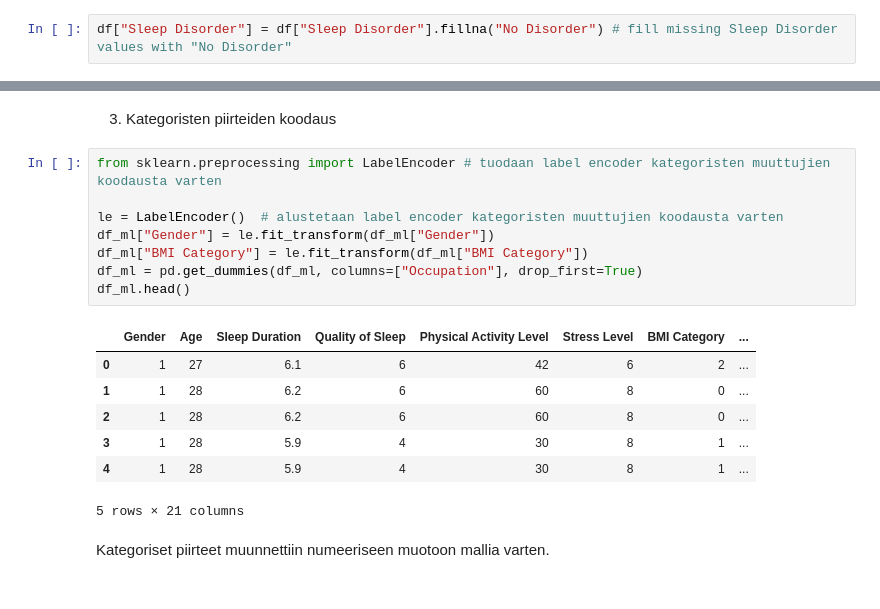
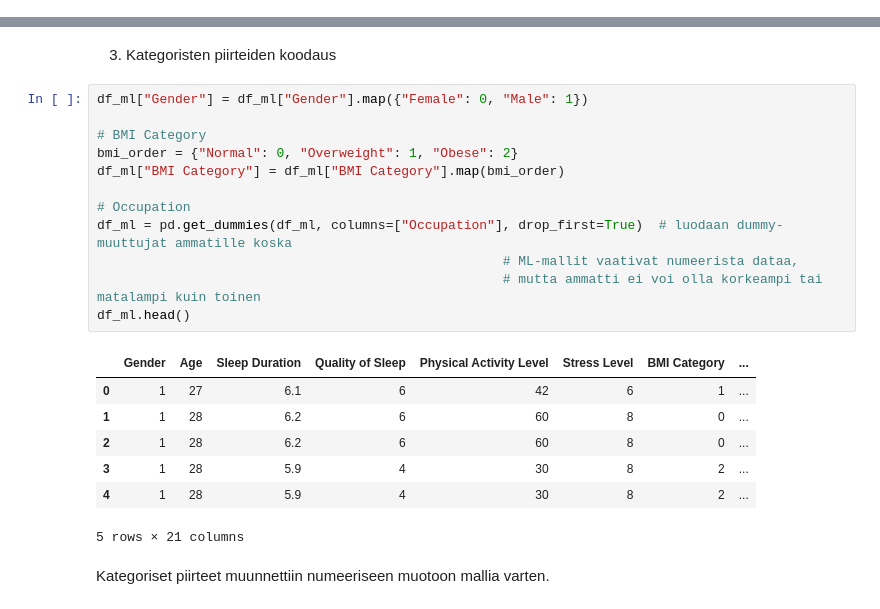
Before and after one commit to TanjaMel/wellbeing_and_sleep, a Jupyter notebook: sleep_wellbeing_analysis.ipynb, the cells around one changed output, grey strips where cells are left out. Cells and saved outputs as stored; diff of their text form.

```diff
--- a/analysis.ipynb
+++ b/sleep_wellbeing_analysis.ipynb
@@ -129,7 +101,5 @@ No Disorder    219
 Sleep Apnea     78
 Insomnia        77
 Name: count, dtype: int64
-# %%
-df["Sleep Disorder"] = df["Sleep Disorder"].fillna("No Disorder") # fill missing Sleep Disorder values with "No Disorder"
 # %% [markdown]
 ## Eksploratiivinen data-analyysi (EDA)
@@ -339,20 +307,24 @@ Sleep Disorder tallennettiin erikseen myöhempää tarkistusta varten.
 # %% [markdown]
 3. Kategoristen piirteiden koodaus
 # %%
-from sklearn.preprocessing import LabelEncoder # tuodaan label encoder kategoristen muuttujien koodausta varten
+df_ml["Gender"] = df_ml["Gender"].map({"Female": 0, "Male": 1})
 
-le = LabelEncoder()  # alustetaan label encoder kategoristen muuttujien koodausta varten
-df_ml["Gender"] = le.fit_transform(df_ml["Gender"])
-df_ml["BMI Category"] = le.fit_transform(df_ml["BMI Category"])
-df_ml = pd.get_dummies(df_ml, columns=["Occupation"], drop_first=True)
+# BMI Category
+bmi_order = {"Normal": 0, "Overweight": 1, "Obese": 2}
+df_ml["BMI Category"] = df_ml["BMI Category"].map(bmi_order)
+
+# Occupation
+df_ml = pd.get_dummies(df_ml, columns=["Occupation"], drop_first=True)  # luodaan dummy-muuttujat ammatille koska
+                                                    # ML-mallit vaativat numeerista dataa,
+                                                    # mutta ammatti ei voi olla korkeampi tai matalampi kuin toinen
 df_ml.head()
 # %% [output]
 |  | Gender | Age | Sleep Duration | Quality of Sleep | Physical Activity Level | Stress Level | BMI Category | ... |
-| 0 | 1 | 27 | 6.1 | 6 | 42 | 6 | 2 | ... |
+| 0 | 1 | 27 | 6.1 | 6 | 42 | 6 | 1 | ... |
 | 1 | 1 | 28 | 6.2 | 6 | 60 | 8 | 0 | ... |
 | 2 | 1 | 28 | 6.2 | 6 | 60 | 8 | 0 | ... |
-| 3 | 1 | 28 | 5.9 | 4 | 30 | 8 | 1 | ... |
-| 4 | 1 | 28 | 5.9 | 4 | 30 | 8 | 1 | ... |
+| 3 | 1 | 28 | 5.9 | 4 | 30 | 8 | 2 | ... |
+| 4 | 1 | 28 | 5.9 | 4 | 30 | 8 | 2 | ... |
 5 rows × 21 columns
 # %% [markdown]
 Kategoriset piirteet muunnettiin numeeriseen muotoon mallia varten.
```
Also changed, not shown: parts of 31 cells of this notebook, 3 other files.
